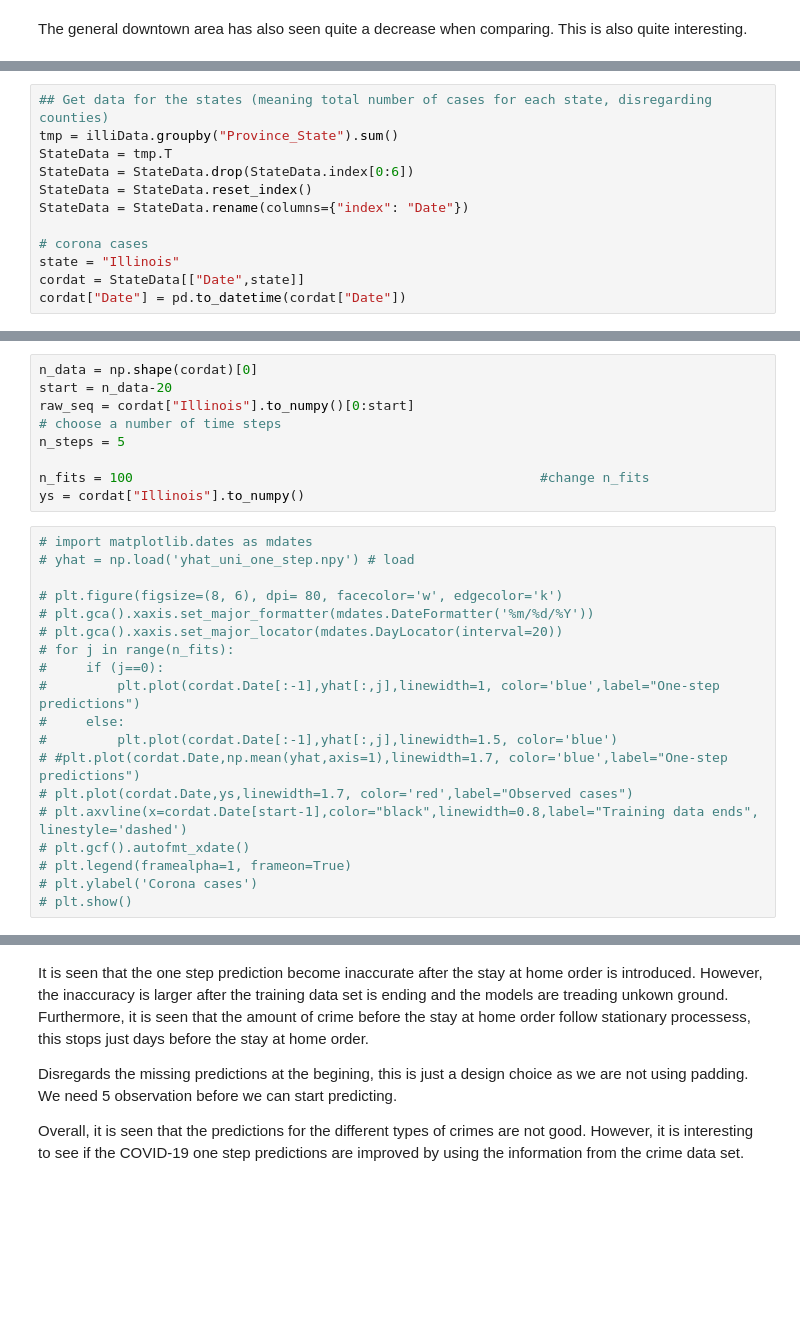
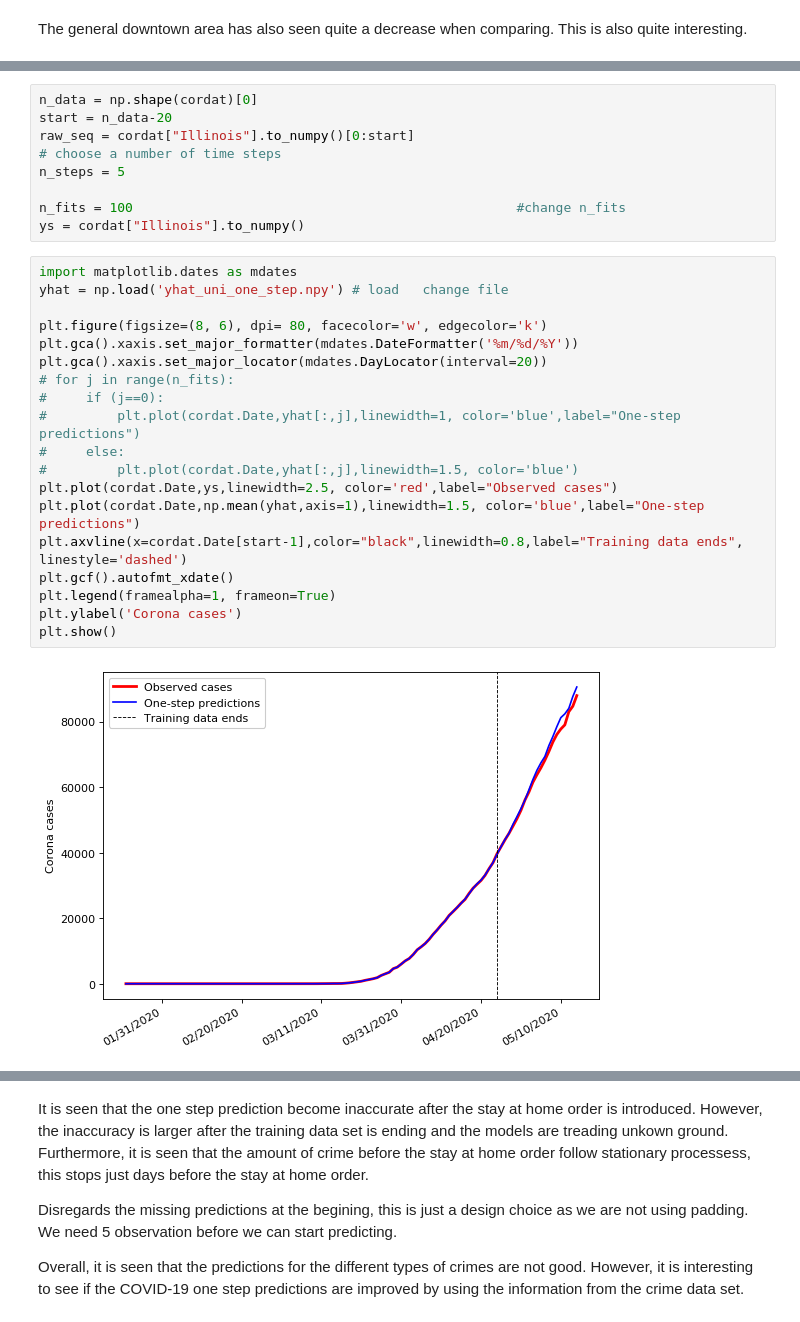
Before and after one commit to neeljansen/SocialDataAnalysisFinalProject, a Jupyter notebook: ExamProject2.ipynb, the cells around one changed output, grey strips where cells are left out. Drawn from its saved outputs; the diff is of its cells as text; blank space fills up the shorter version.

```diff
--- a/ExamProject2.ipynb
+++ b/ExamProject2.ipynb
@@ -561,12 +534,0 @@ illiDataDeaths.at[illiDataDeaths[illiDataDeaths["County"] == "DeKalb"].index, 'C
-# %%
-## Get data for the states (meaning total number of cases for each state, disregarding counties)
-tmp = illiData.groupby("Province_State").sum()
-StateData = tmp.T
-StateData = StateData.drop(StateData.index[0:6])
-StateData = StateData.reset_index()
-StateData = StateData.rename(columns={"index": "Date"})
-
-# corona cases
-state = "Illinois"
-cordat = StateData[["Date",state]]
-cordat["Date"] = pd.to_datetime(cordat["Date"])
@@ -611,25 +562,27 @@ raw_seq = cordat["Illinois"].to_numpy()[0:start]
 # choose a number of time steps
 n_steps = 5
 
-n_fits = 100                                                    #change n_fits
+n_fits = 100                                                 #change n_fits
 ys = cordat["Illinois"].to_numpy()
 # %%
-# import matplotlib.dates as mdates
-# yhat = np.load('yhat_uni_one_step.npy') # load
+import matplotlib.dates as mdates
+yhat = np.load('yhat_uni_one_step.npy') # load   change file
 
-# plt.figure(figsize=(8, 6), dpi= 80, facecolor='w', edgecolor='k')
-# plt.gca().xaxis.set_major_formatter(mdates.DateFormatter('%m/%d/%Y'))
-# plt.gca().xaxis.set_major_locator(mdates.DayLocator(interval=20))
+plt.figure(figsize=(8, 6), dpi= 80, facecolor='w', edgecolor='k')
+plt.gca().xaxis.set_major_formatter(mdates.DateFormatter('%m/%d/%Y'))
+plt.gca().xaxis.set_major_locator(mdates.DayLocator(interval=20))
 # for j in range(n_fits):
 #     if (j==0):
-#         plt.plot(cordat.Date[:-1],yhat[:,j],linewidth=1, color='blue',label="One-step predictions")
+#         plt.plot(cordat.Date,yhat[:,j],linewidth=1, color='blue',label="One-step predictions")
 #     else:
-#         plt.plot(cordat.Date[:-1],yhat[:,j],linewidth=1.5, color='blue')
-# #plt.plot(cordat.Date,np.mean(yhat,axis=1),linewidth=1.7, color='blue',label="One-step predictions")
-# plt.plot(cordat.Date,ys,linewidth=1.7, color='red',label="Observed cases")
-# plt.axvline(x=cordat.Date[start-1],color="black",linewidth=0.8,label="Training data ends", linestyle='dashed')
-# plt.gcf().autofmt_xdate()
-# plt.legend(framealpha=1, frameon=True)
-# plt.ylabel('Corona cases')
-# plt.show()
+#         plt.plot(cordat.Date,yhat[:,j],linewidth=1.5, color='blue')
+plt.plot(cordat.Date,ys,linewidth=2.5, color='red',label="Observed cases")
+plt.plot(cordat.Date,np.mean(yhat,axis=1),linewidth=1.5, color='blue',label="One-step predictions")
+plt.axvline(x=cordat.Date[start-1],color="black",linewidth=0.8,label="Training data ends", linestyle='dashed')
+plt.gcf().autofmt_xdate()
+plt.legend(framealpha=1, frameon=True)
+plt.ylabel('Corona cases')
+plt.show()
+# %% [output]
+[figure, added]
 # %% [markdown]
```
Also changed, not shown: parts of 18 cells of this notebook.
